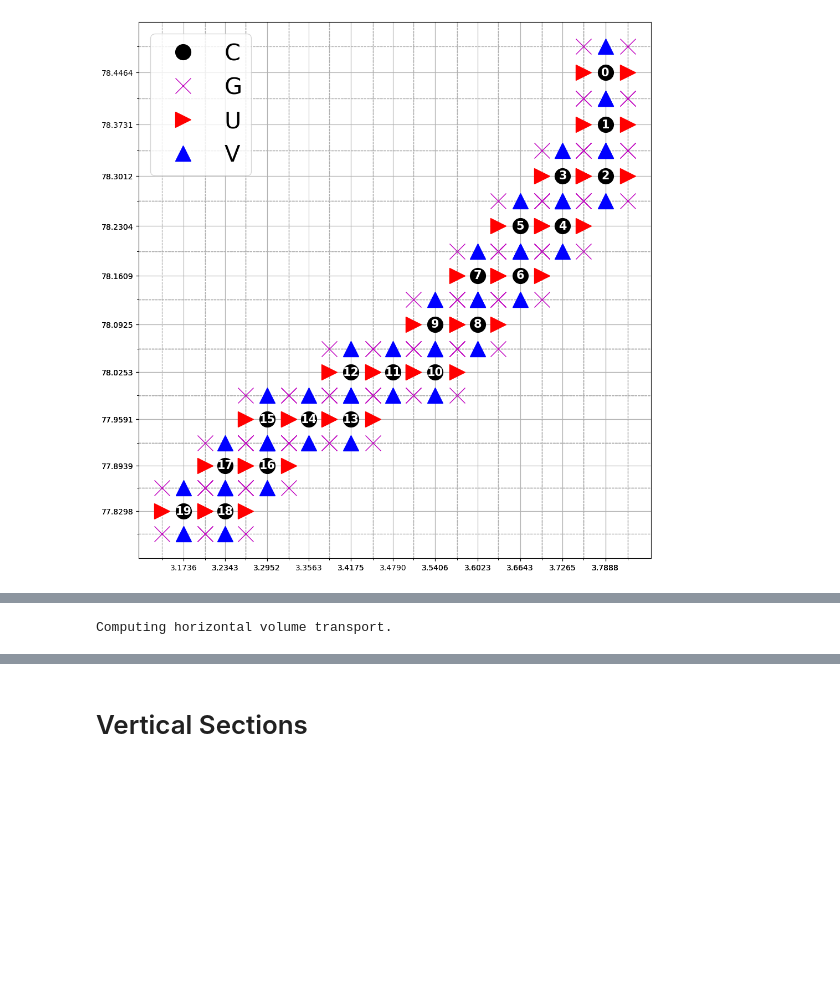
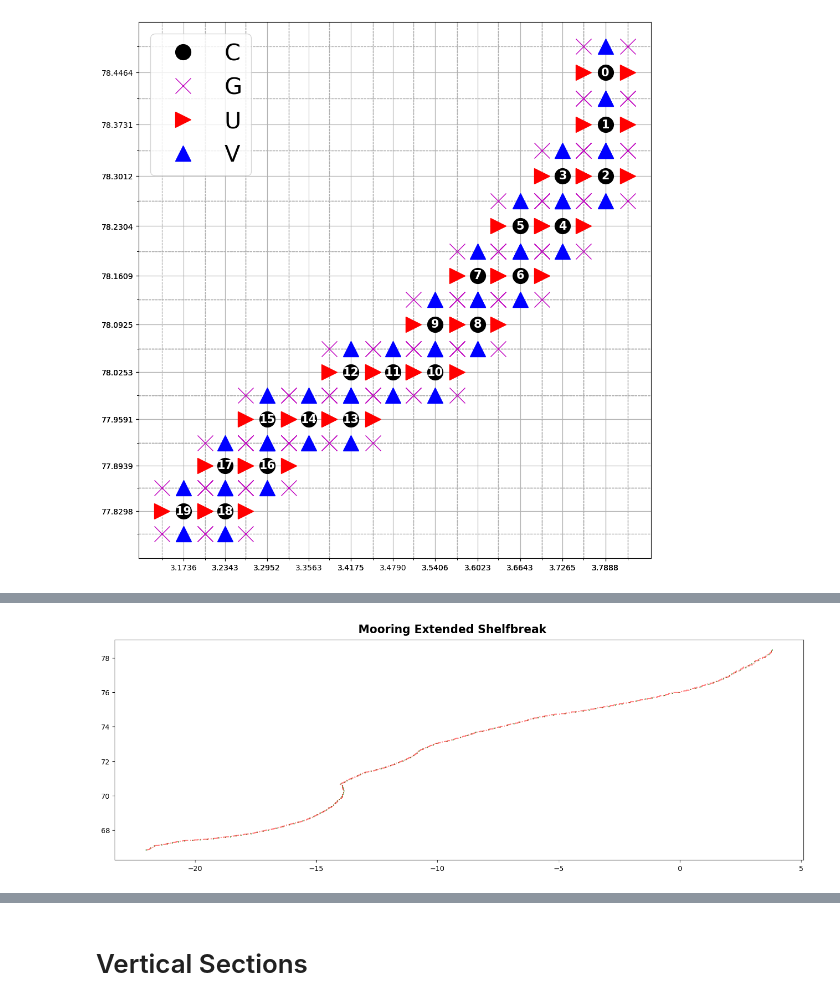
Before and after one commit to EirikKvamme/MScEirik, a Jupyter notebook: FreshWater/FW_budget.ipynb, the cells around one changed output, grey strips where cells are left out. Drawn from its saved outputs; the diff is of its cells as text; code cells hidden in the pictures; blank space fills up the shorter version.

```diff
--- a/FreshWater/FW_budget.ipynb
+++ b/FreshWater/FW_budget.ipynb
@@ -147,6 +239,24 @@ ax.grid(which="minor", linestyle="--")
+# %%
+import ast
+
+with open("coordsExtendedShelf.txt",'r') as f:
+    data = f.read()
+    ExtendedShelf = ast.literal_eval(data)
+
+
+fig, ax = plt.subplots(figsize=(14,5),layout='constrained')
+fig.suptitle('Mooring Extended Shelfbreak',fontweight='bold',fontsize=16)
+
+XC = [mooring_shelfExtended["XC"][x].values[0][0] for x in mooring_shelfExtended['mooring']]
+YC = [mooring_shelfExtended["YC"][x].values[0][0] for x in mooring_shelfExtended['mooring']]
+
+ax.plot(XC,YC, 'r-.', label='Mooring array',alpha=0.5)
+
+for lon, lat in ExtendedShelf:
+    ax.scatter(lon,lat,color='green',s=1,alpha=0.5)
+# %% [output]
+[figure, added]
 # %%
-# Show volume flux variables
-ds_Vflux = ospy.compute.mooring_volume_transport(od_moor)
-od_moor = od_moor.merge_into_oceandataset(ds_Vflux)
+# # Show volume flux variables
+# ds_Vflux = ospy.compute.mooring_volume_transport(od_moor)
+# od_moor = od_moor.merge_into_oceandataset(ds_Vflux)
-# %% [output]
-Computing horizontal volume transport.
```
Also changed, not shown: parts of 11 cells of this notebook, 1 other file.
